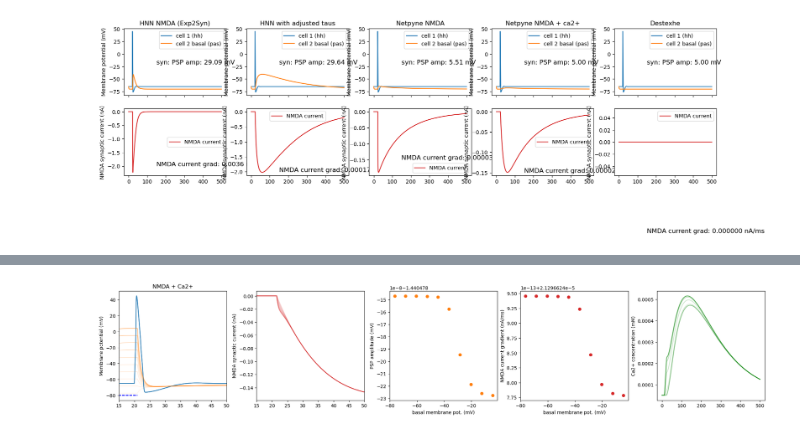
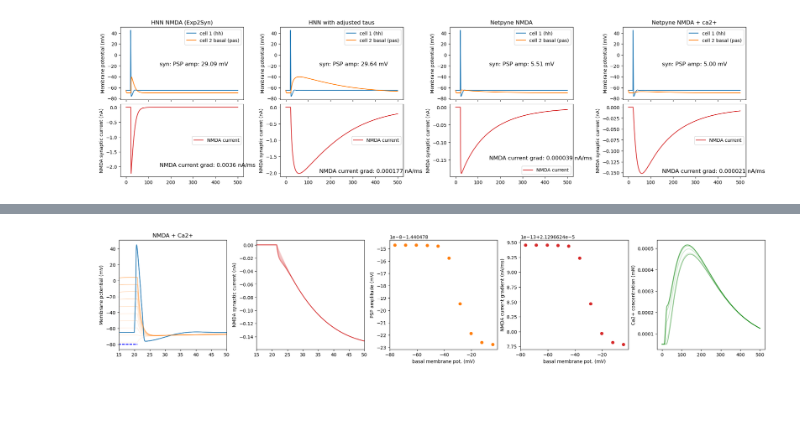
Before and after one commit to jonescompneurolab/hnn-tuning, a Jupyter notebook: new_model_HNN/00_NMDA_comparison.ipynb, the cells around one changed output, grey strips where cells are left out. Drawn from its saved outputs; the diff is of its cells as text; code cells hidden in the pictures; blank space fills up the shorter version.

Commit message:
get rid of false destexhe

```diff
--- a/new_model_HNN/00_NMDA_comparison.ipynb
+++ b/new_model_HNN/00_NMDA_comparison.ipynb
@@ -56,7 +56,7 @@ def create_comps_basal_clamp(bamp=2, bdur=11):
 
     return basal, soma, stim, stimb
 # %%
-fig, ax = plt.subplots(2, 5, figsize=(20, 5), sharex=True)
+fig, ax = plt.subplots(2, 4, figsize=(20, 5), sharex=True, constrained_layout=True)
 
 basal, soma, stim = create_comps()
 syn = h.Exp2Syn(basal(0.5))
@@ -176,60 +176,60 @@ nc.weight[0] = 0.05
 nc.delay = 1
 
 t = h.Vector().record(h._ref_t)
 v_soma = h.Vector().record(soma(0.5)._ref_v)
 v_basal = h.Vector().record(basal(0.5)._ref_v)
 nmda_curr = h.Vector().record(syn._ref_iNMDA)
 h.finitialize(-65)
 h.continuerun(500)
 
 ax[0,3].set_title('Netpyne NMDA + ca2+')
 ax[0,3].plot(t, v_soma, label='cell 1 (hh)')
 ax[0,3].plot(t, v_basal, label='cell 2 basal (pas)')
 psp = np.max(v_basal.as_numpy()) - np.min(v_basal.as_numpy())
 ax[0,3].text(150, -20, f'syn: PSP amp: {psp:.2f} mV', fontsize=12)
 ax[0,3].set_ylabel('Membrane potential (mV)')
 ax[0,3].legend()
 ax[1,3].plot(t, nmda_curr, color='C3', label='NMDA current')
 ax[1,3].legend()
 ax[1,3].set_ylabel('NMDA synaptic current (nA)')
 nmda_grad = np.max(np.gradient(nmda_curr.as_numpy()))
 ax[1,3].text(150, -0.15, f'NMDA current grad: {nmda_grad:.6f} nA/ms', fontsize=12)
 
-h('forall delete_section()')
-del basal, soma, syn, nc, stim, t, v_soma, v_basal, nmda_curr
+# h('forall delete_section()')
+# del basal, soma, syn, nc, stim, t, v_soma, v_basal, nmda_curr
 
 
-basal, soma, stim = create_comps()
-syn = h.nmda_des(basal(0.5))
-syn.tau1 = 15
-syn.tau2 = 150
-syn.e = 0
+# basal, soma, stim = create_comps()
+# syn = h.nmda_des(basal(0.5))
+# syn.tau1 = 15
+# syn.tau2 = 150
+# syn.e = 0
 
-nc = h.NetCon(soma(0.5)._ref_v, syn, sec=soma)
-nc.weight[0] = 0.05
-nc.delay = 1
+# nc = h.NetCon(soma(0.5)._ref_v, syn, sec=soma)
+# nc.weight[0] = 0.05
+# nc.delay = 1
 
-t = h.Vector().record(h._ref_t)
-v_soma = h.Vector().record(soma(0.5)._ref_v)
-v_basal = h.Vector().record(basal(0.5)._ref_v)
-nmda_curr = h.Vector().record(syn._ref_i)
-h.finitialize(-65)
-h.continuerun(500)
+# t = h.Vector().record(h._ref_t)
+# v_soma = h.Vector().record(soma(0.5)._ref_v)
+# v_basal = h.Vector().record(basal(0.5)._ref_v)
+# nmda_curr = h.Vector().record(syn._ref_i)
+# h.finitialize(-65)
+# h.continuerun(500)
 
-ax[0,4].set_title('Destexhe')
-ax[0,4].plot(t, v_soma, label='cell 1 (hh)')
-ax[0,4].plot(t, v_basal, label='cell 2 basal (pas)')
-psp = np.max(v_basal.as_numpy()) - np.min(v_basal.as_numpy())
-ax[0,4].text(150, -20, f'syn: PSP amp: {psp:.2f} mV', fontsize=12)
-ax[0,4].set_ylabel('Membrane potential (mV)')
-ax[0,4].legend()
-ax[1,4].plot(t, nmda_curr, color='C3', label='NMDA current')
-ax[1,4].legend()
-ax[1,4].set_ylabel('NMDA synaptic current (nA)')
-nmda_grad = np.max(np.gradient(nmda_curr.as_numpy()))
-ax[1,4].text(150, -0.15, f'NMDA current grad: {nmda_grad:.6f} nA/ms', fontsize=12)
+# ax[0,4].set_title('Destexhe')
+# ax[0,4].plot(t, v_soma, label='cell 1 (hh)')
+# ax[0,4].plot(t, v_basal, label='cell 2 basal (pas)')
+# psp = np.max(v_basal.as_numpy()) - np.min(v_basal.as_numpy())
+# ax[0,4].text(150, -20, f'syn: PSP amp: {psp:.2f} mV', fontsize=12)
+# ax[0,4].set_ylabel('Membrane potential (mV)')
+# ax[0,4].legend()
+# ax[1,4].plot(t, nmda_curr, color='C3', label='NMDA current')
+# ax[1,4].legend()
+# ax[1,4].set_ylabel('NMDA synaptic current (nA)')
+# nmda_grad = np.max(np.gradient(nmda_curr.as_numpy()))
+# ax[1,4].text(150, -0.15, f'NMDA current grad: {nmda_grad:.6f} nA/ms', fontsize=12)
 
 fig.savefig(f'{pathfig}/NMDA_comparison_single_syn.png')
 # %% [output]
-[figure, old version]
+[figure, new version]
 # %%
```
Also changed, not shown: parts of 6 cells of this notebook.
